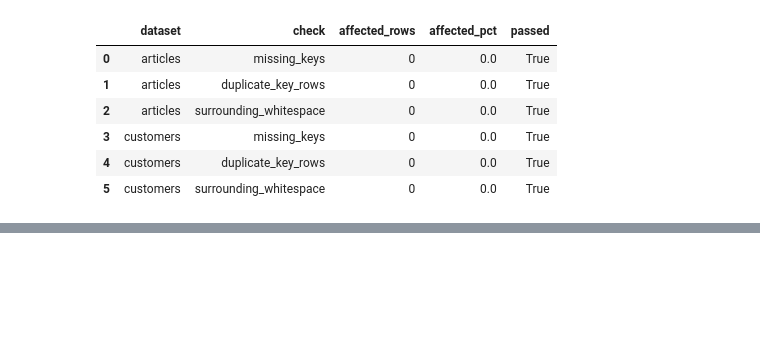
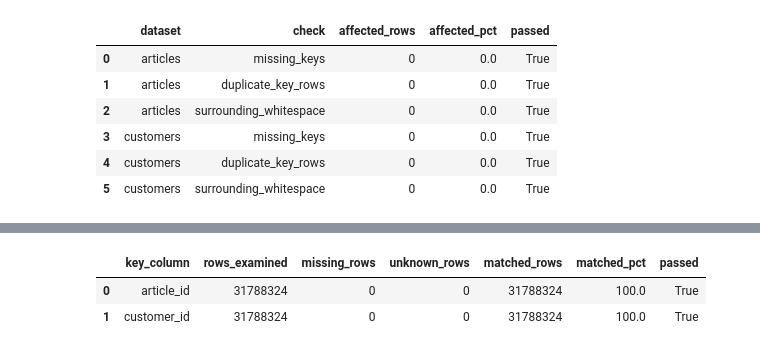
Before and after one commit to Songhai9/atelier-ai-project, a Jupyter notebook: notebooks/atelier_ai.ipynb, the cells around one changed output, grey strips where cells are left out. Cells and saved outputs as stored; diff of their text form; code cells hidden in the pictures; blank space fills up the shorter version.

Commit message:
validate transaction reference

```diff
--- a/notebooks/atelier_ai.ipynb
+++ b/notebooks/atelier_ai.ipynb
@@ -479,0 +495,12 @@ key_checks.round({"affected_pct": 4})
+# %%
+if not key_checks["passed"].all():
+    raise ValueError(
+        "Resolve entity-key check failures before validating references."
+    )
+
+reference_indexes = {}
+
+for dataset_name, key_column in ENTITY_KEY_COLUMNS.items():
+    reference_indexes[key_column] = pd.Index(
+        entity_key_frames[dataset_name][key_column]
+    )
@@ -479,0 +575,27 @@ key_checks.round({"affected_pct": 4})
+# %%
+reference_summary_rows = []
+
+for key_column, counts in reference_counts.items():
+    reference_summary_rows.append(
+        {
+            "key_column": key_column,
+            "rows_examined": transaction_rows_checked,
+            "missing_rows": counts["missing_rows"],
+            "unknown_rows": counts["unknown_rows"],
+            "matched_rows": counts["matched_rows"],
+            "matched_pct": (
+                100 * counts["matched_rows"] / transaction_rows_checked
+            ),
+            "passed": (
+                counts["missing_rows"] == 0
+                and counts["unknown_rows"] == 0
+            ),
+        }
+    )
+
+reference_summary = pd.DataFrame(reference_summary_rows)
+reference_summary.round({"matched_pct": 4})
+# %% [output]
+|  | key_column | rows_examined | missing_rows | unknown_rows | matched_rows | matched_pct | passed |
+| 0 | article_id | 31788324 | 0 | 0 | 31788324 | 100.0 | True |
+| 1 | customer_id | 31788324 | 0 | 0 | 31788324 | 100.0 | True |
```
Also changed, not shown: parts of 3 cells of this notebook.
